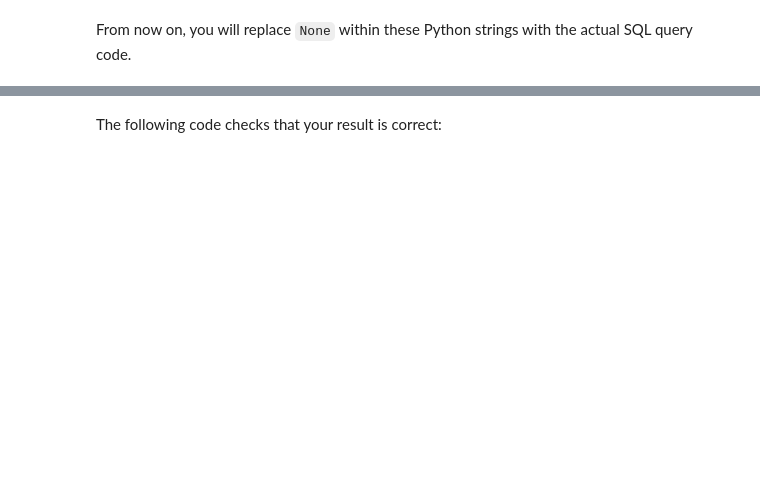
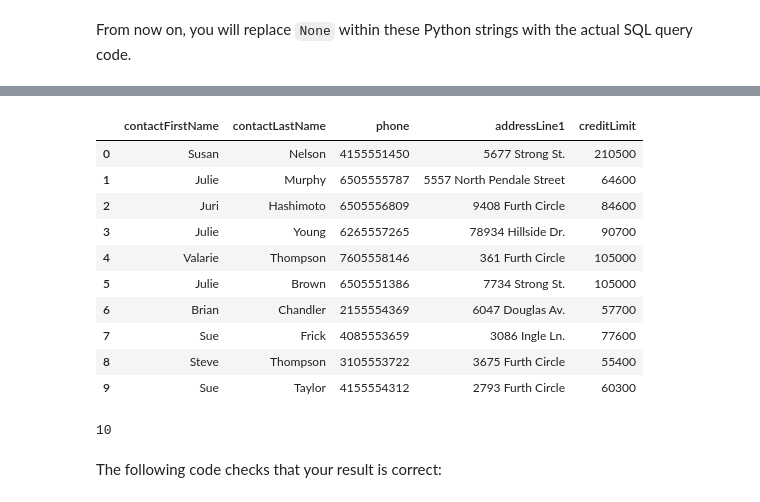
Before and after one commit to oscar066/dsc-sql-lab, a Jupyter notebook: index.ipynb, the cells around one changed output, grey strips where cells are left out. Drawn from its saved outputs; the diff is of its cells as text; code cells hidden in the pictures; blank space fills up the shorter version.

```diff
--- a/index.ipynb
+++ b/index.ipynb
@@ -101,12 +107,30 @@ Write a query that gets the contact first name, contact last name, phone number,
 # %%
 # Replace None with appropriate SQL code
 q1 = """
-SELECT contactFirstName,contacctLastName,phone,
+SELECT contactFirstName,contactLastName,phone,addressLine1,creditLimit
+FROM customers WHERE creditLimit > 25000.00
+AND state = 'CA'
 ;
 """
 
 q1_result = pd.read_sql(q1, conn)
 q1_result
+# %% [output]
+|  | contactFirstName | contactLastName | phone | addressLine1 | creditLimit |
+| 0 | Susan | Nelson | 4155551450 | 5677 Strong St. | 210500 |
+| 1 | Julie | Murphy | 6505555787 | 5557 North Pendale Street | 64600 |
+| 2 | Juri | Hashimoto | 6505556809 | 9408 Furth Circle | 84600 |
+| 3 | Julie | Young | 6265557265 | 78934 Hillside Dr. | 90700 |
+| 4 | Valarie | Thompson | 7605558146 | 361 Furth Circle | 105000 |
+| 5 | Julie | Brown | 6505551386 | 7734 Strong St. | 105000 |
+| 6 | Brian | Chandler | 2155554369 | 6047 Douglas Av. | 57700 |
+| 7 | Sue | Frick | 4085553659 | 3086 Ingle Ln. | 77600 |
+| 8 | Steve | Thompson | 3105553722 | 3675 Furth Circle | 55400 |
+| 9 | Sue | Taylor | 4155554312 | 2793 Furth Circle | 60300 |
+# %%
+len(q1_result)
+# %% [output]
+10
 # %% [markdown]
 The following code checks that your result is correct:
 # %%
```
Also changed, not shown: parts of 10 cells of this notebook.
